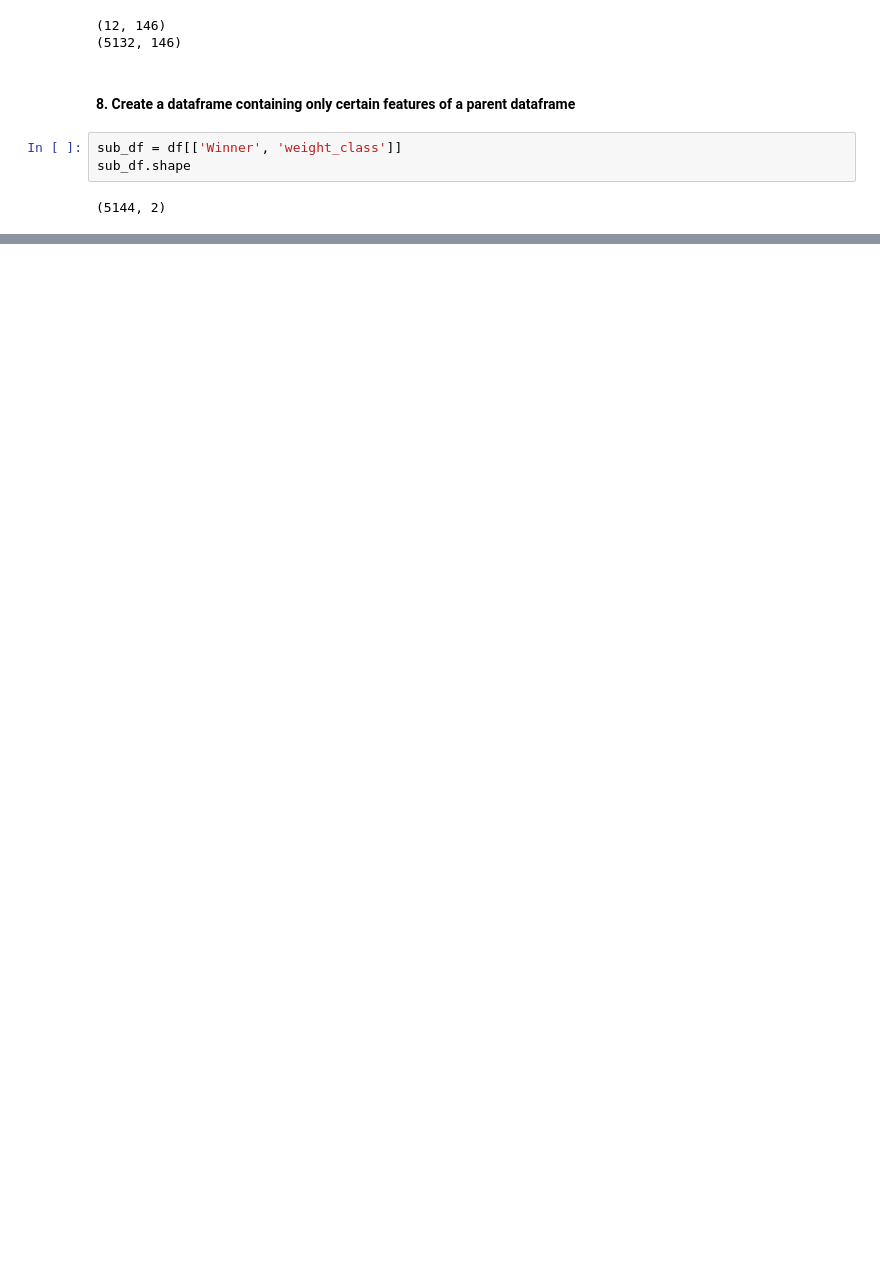
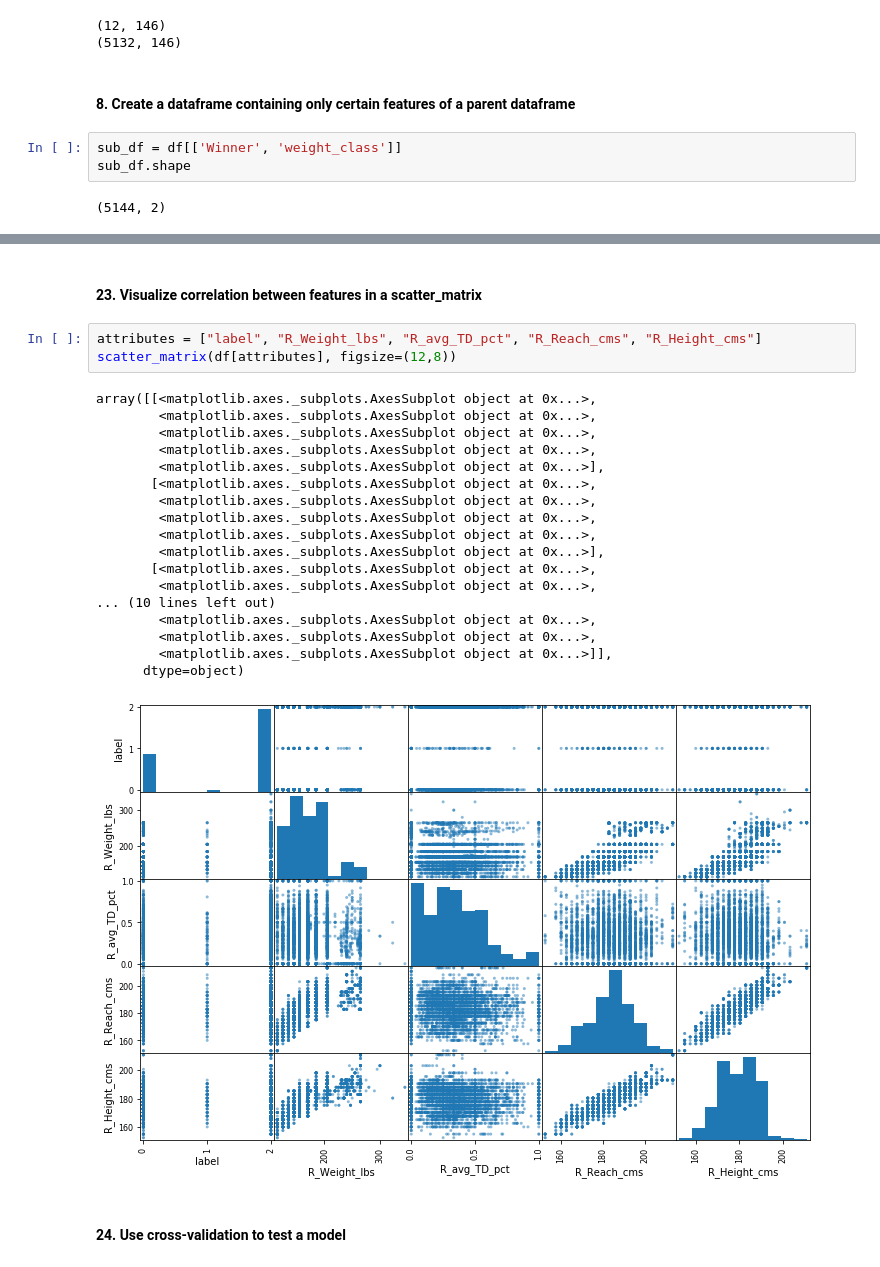
Before and after one commit to shortlikeafox/kaggle-non-competition, a Jupyter notebook: data-science-template.ipynb, the cells around one changed output, grey strips where cells are left out. Drawn from its saved outputs; the diff is of its cells as text; blank space fills up the shorter version.

```diff
--- a/data-science-template.ipynb
+++ b/data-science-template.ipynb
@@ -88,0 +249,26 @@ print(y_test.shape)
+# %% [markdown]
+#### 23. Visualize correlation between features in a scatter_matrix
+# %%
+attributes = ["label", "R_Weight_lbs", "R_avg_TD_pct", "R_Reach_cms", "R_Height_cms"]
+scatter_matrix(df[attributes], figsize=(12,8))
+# %% [output]
+array([[<matplotlib.axes._subplots.AxesSubplot object at 0x...>,
+        <matplotlib.axes._subplots.AxesSubplot object at 0x...>,
+        <matplotlib.axes._subplots.AxesSubplot object at 0x...>,
+        <matplotlib.axes._subplots.AxesSubplot object at 0x...>,
+        <matplotlib.axes._subplots.AxesSubplot object at 0x...>],
+       [<matplotlib.axes._subplots.AxesSubplot object at 0x...>,
+        <matplotlib.axes._subplots.AxesSubplot object at 0x...>,
+        <matplotlib.axes._subplots.AxesSubplot object at 0x...>,
+        <matplotlib.axes._subplots.AxesSubplot object at 0x...>,
+        <matplotlib.axes._subplots.AxesSubplot object at 0x...>],
+       [<matplotlib.axes._subplots.AxesSubplot object at 0x...>,
+        <matplotlib.axes._subplots.AxesSubplot object at 0x...>,
+... (10 lines left out)
+        <matplotlib.axes._subplots.AxesSubplot object at 0x...>,
+        <matplotlib.axes._subplots.AxesSubplot object at 0x...>,
+        <matplotlib.axes._subplots.AxesSubplot object at 0x...>]],
+      dtype=object)
+[figure, added]
+# %% [markdown]
+#### 24. Use cross-validation to test a model
```
Also changed, not shown: parts of 46 cells of this notebook, 4 other files.
